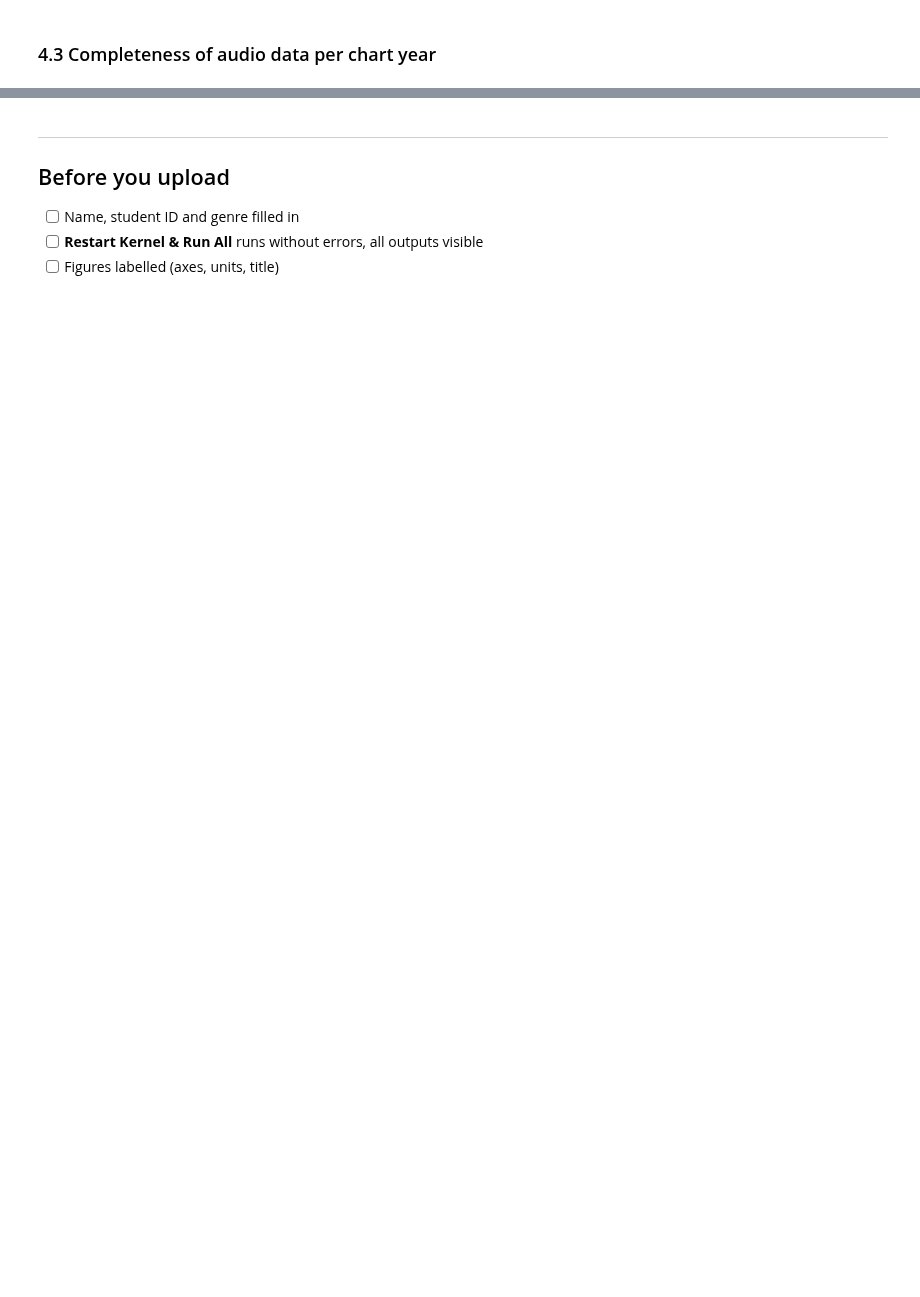
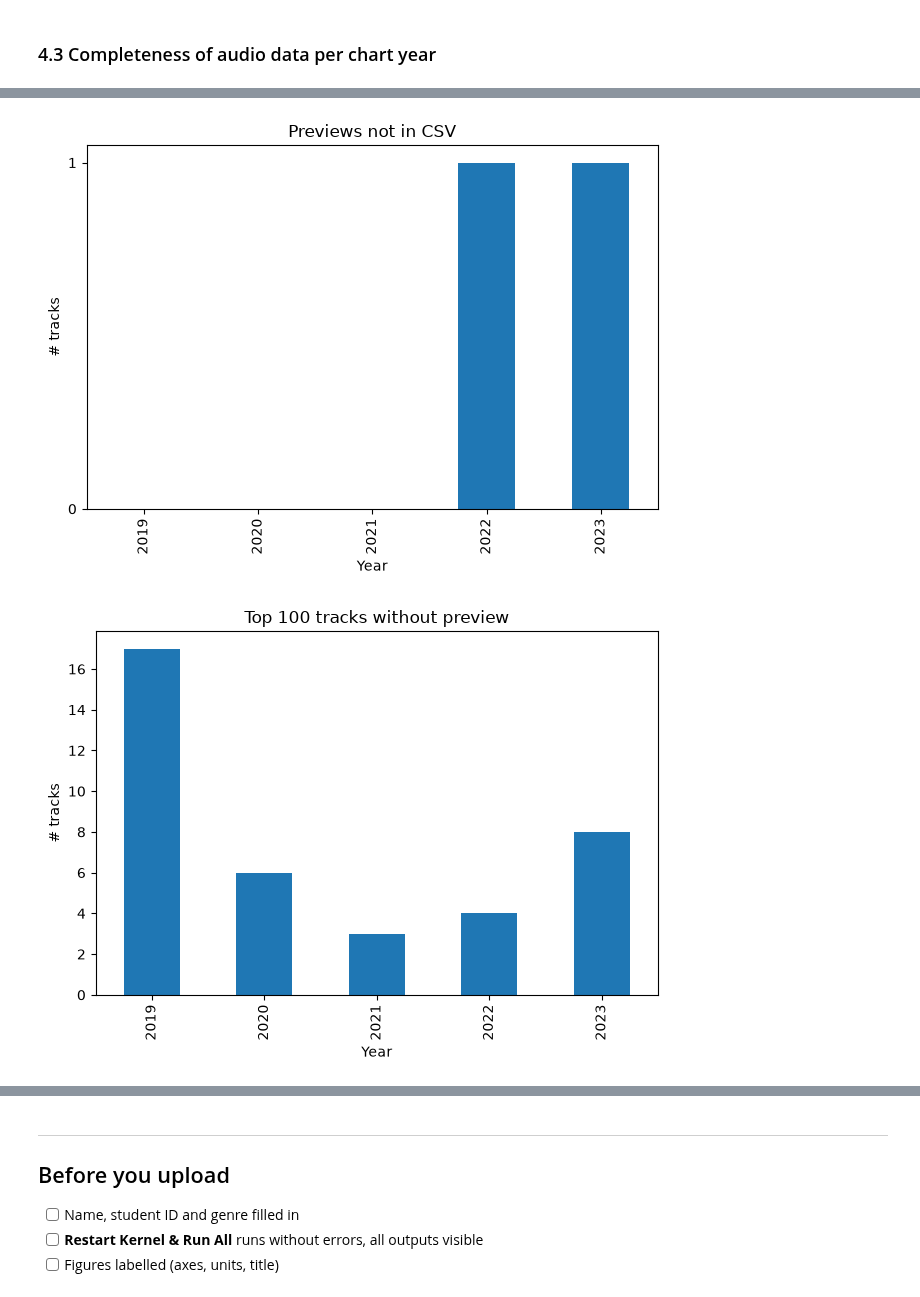
Before and after one commit to EwanMe/mirmla, a Jupyter notebook: T02_corpus_completeness.ipynb, the cells around one changed output, grey strips where cells are left out. Cells and saved outputs as stored; diff of their text form; code cells hidden in the pictures; blank space fills up the shorter version.

```diff
--- a/T02_corpus_completeness.ipynb
+++ b/T02_corpus_completeness.ipynb
@@ -94,4 +467,30 @@ Please make sure that you choose an unclaimed genre, there should be one for eac
 # %%
 # Task 4.3: visualisation
+
+# Plot previews not found in CSV
+ax = not_in_csv.plot.bar()
+ax.set(
+    title="Previews not in CSV",
+    xlabel="Year",
+    yticks=[0, 1],
+    ylabel="# tracks",
+)
+ax.figure.tight_layout()
+save_image(ax.figure, "4.3", "prev-not-in-csv")
+plt.show()
+
+# Plot track without any corresponding preview
+ax = without_preview.plot.bar()
+ax.set(
+    title="Top 100 tracks without preview",
+    xlabel="Year",
+    ylabel="# tracks",
+)
+ax.figure.tight_layout()
+save_image(ax.figure, "4.3", "track-without-prev")
+plt.show()
+# %% [output]
+[figure, added]
+[figure, added]
 # %% [markdown]
 ### Answer 4
```
Also changed, not shown: parts of 13 cells of this notebook.
